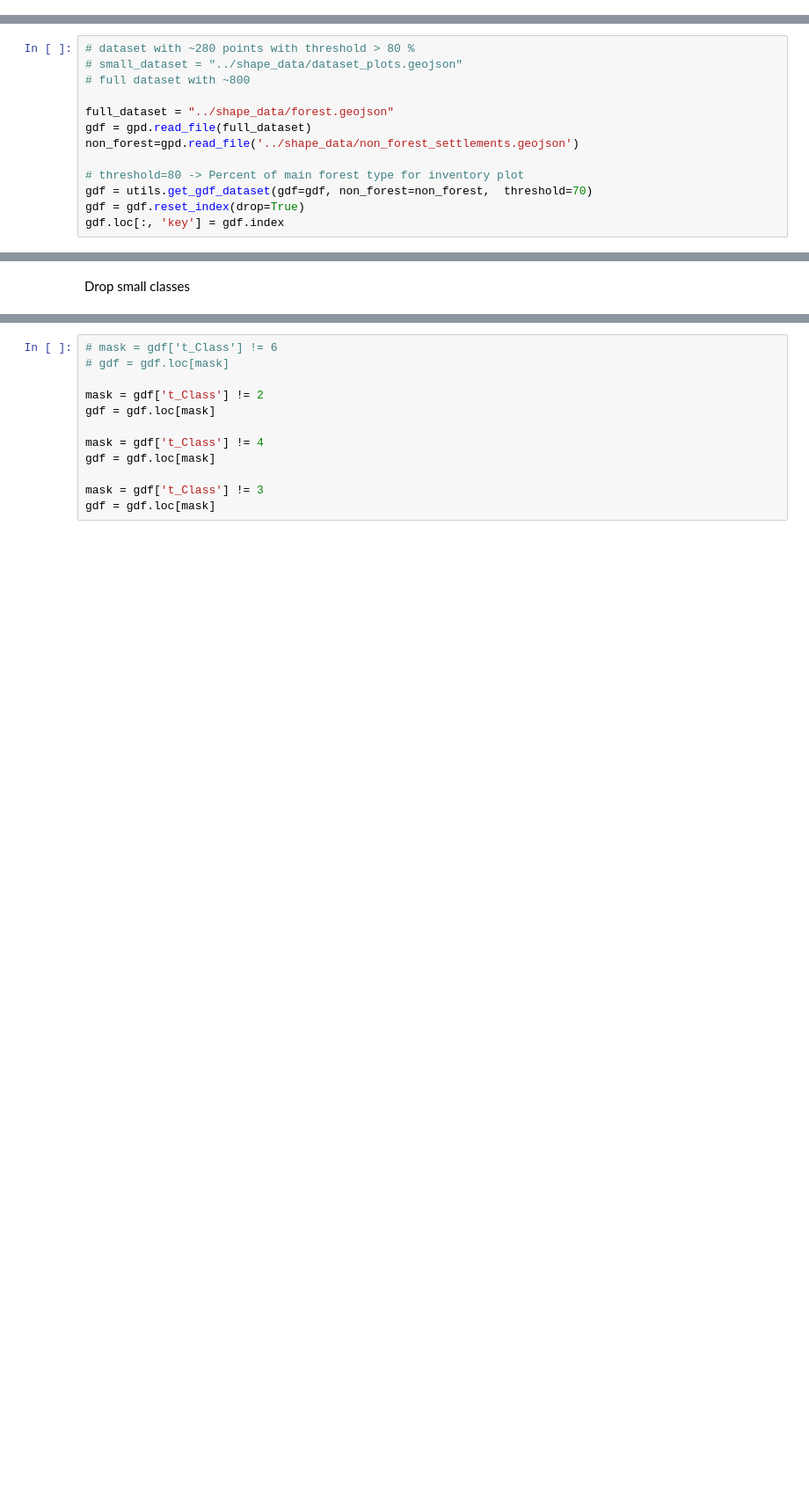
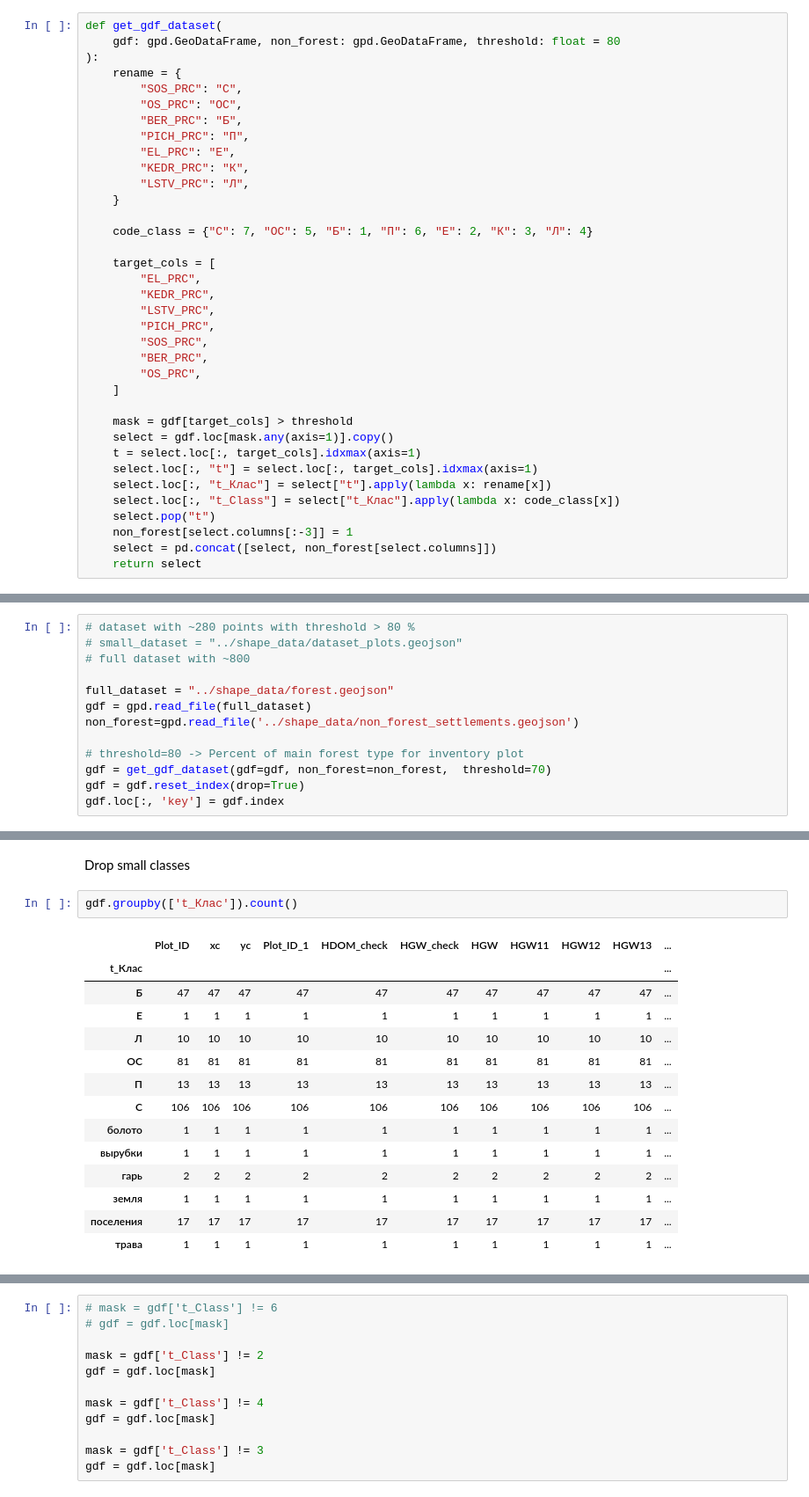
Before and after one commit to mishagrol/ForestMapping, a Jupyter notebook: notebooks/ForrestMapping.ipynb, the cells around one changed output, grey strips where cells are left out. Shown at 88% size. Cells and saved outputs as stored; diff of their text form; blank space fills up the shorter version.

Commit message:
add: Plots

```diff
--- a/notebooks/ForrestMapping.ipynb
+++ b/notebooks/ForrestMapping.ipynb
@@ -89,0 +96,36 @@ importlib.reload(utils)
+# %%
+def get_gdf_dataset(
+    gdf: gpd.GeoDataFrame, non_forest: gpd.GeoDataFrame, threshold: float = 80
+):
+    rename = {
+        "SOS_PRC": "С",
+        "OS_PRC": "ОС",
+        "BER_PRC": "Б",
+        "PICH_PRC": "П",
+        "EL_PRC": "Е",
+        "KEDR_PRC": "К",
+        "LSTV_PRC": "Л",
+    }
+
+    code_class = {"С": 7, "ОС": 5, "Б": 1, "П": 6, "Е": 2, "К": 3, "Л": 4}
+
+    target_cols = [
+        "EL_PRC",
+        "KEDR_PRC",
+        "LSTV_PRC",
+        "PICH_PRC",
+        "SOS_PRC",
+        "BER_PRC",
+        "OS_PRC",
+    ]
+
+    mask = gdf[target_cols] > threshold
+    select = gdf.loc[mask.any(axis=1)].copy()
+    t = select.loc[:, target_cols].idxmax(axis=1)
+    select.loc[:, "t"] = select.loc[:, target_cols].idxmax(axis=1)
+    select.loc[:, "t_Клас"] = select["t"].apply(lambda x: rename[x])
+    select.loc[:, "t_Class"] = select["t_Клас"].apply(lambda x: code_class[x])
+    select.pop("t")
+    non_forest[select.columns[:-3]] = 1
+    select = pd.concat([select, non_forest[select.columns]])
+    return select
@@ -97,7 +141,7 @@ gdf = gpd.read_file(full_dataset)
 non_forest=gpd.read_file('../shape_data/non_forest_settlements.geojson')
 
 # threshold=80 -> Percent of main forest type for inventory plot
-gdf = utils.get_gdf_dataset(gdf=gdf, non_forest=non_forest,  threshold=70)
+gdf = get_gdf_dataset(gdf=gdf, non_forest=non_forest,  threshold=70)
 gdf = gdf.reset_index(drop=True)
 gdf.loc[:, 'key'] = gdf.index
 # %%
@@ -105,3 +149,20 @@ gdf.loc[:, 'key'] = gdf.index
 # gdf
 # %% [markdown]
 Drop small classes
+# %%
+gdf.groupby(['t_Клас']).count()
+# %% [output]
+|  | Plot_ID | xc | yc | Plot_ID_1 | HDOM_check | HGW_check | HGW | HGW11 | HGW12 | HGW13 | ... |
+| t_Клас |  |  |  |  |  |  |  |  |  |  | ... |
+| Б | 47 | 47 | 47 | 47 | 47 | 47 | 47 | 47 | 47 | 47 | ... |
+| Е | 1 | 1 | 1 | 1 | 1 | 1 | 1 | 1 | 1 | 1 | ... |
+| Л | 10 | 10 | 10 | 10 | 10 | 10 | 10 | 10 | 10 | 10 | ... |
+| ОС | 81 | 81 | 81 | 81 | 81 | 81 | 81 | 81 | 81 | 81 | ... |
+| П | 13 | 13 | 13 | 13 | 13 | 13 | 13 | 13 | 13 | 13 | ... |
+| С | 106 | 106 | 106 | 106 | 106 | 106 | 106 | 106 | 106 | 106 | ... |
+| болото | 1 | 1 | 1 | 1 | 1 | 1 | 1 | 1 | 1 | 1 | ... |
+| вырубки | 1 | 1 | 1 | 1 | 1 | 1 | 1 | 1 | 1 | 1 | ... |
+| гарь | 2 | 2 | 2 | 2 | 2 | 2 | 2 | 2 | 2 | 2 | ... |
+| земля | 1 | 1 | 1 | 1 | 1 | 1 | 1 | 1 | 1 | 1 | ... |
+| поселения | 17 | 17 | 17 | 17 | 17 | 17 | 17 | 17 | 17 | 17 | ... |
+| трава | 1 | 1 | 1 | 1 | 1 | 1 | 1 | 1 | 1 | 1 | ... |
```
Also changed, not shown: parts of 5 cells of this notebook.
